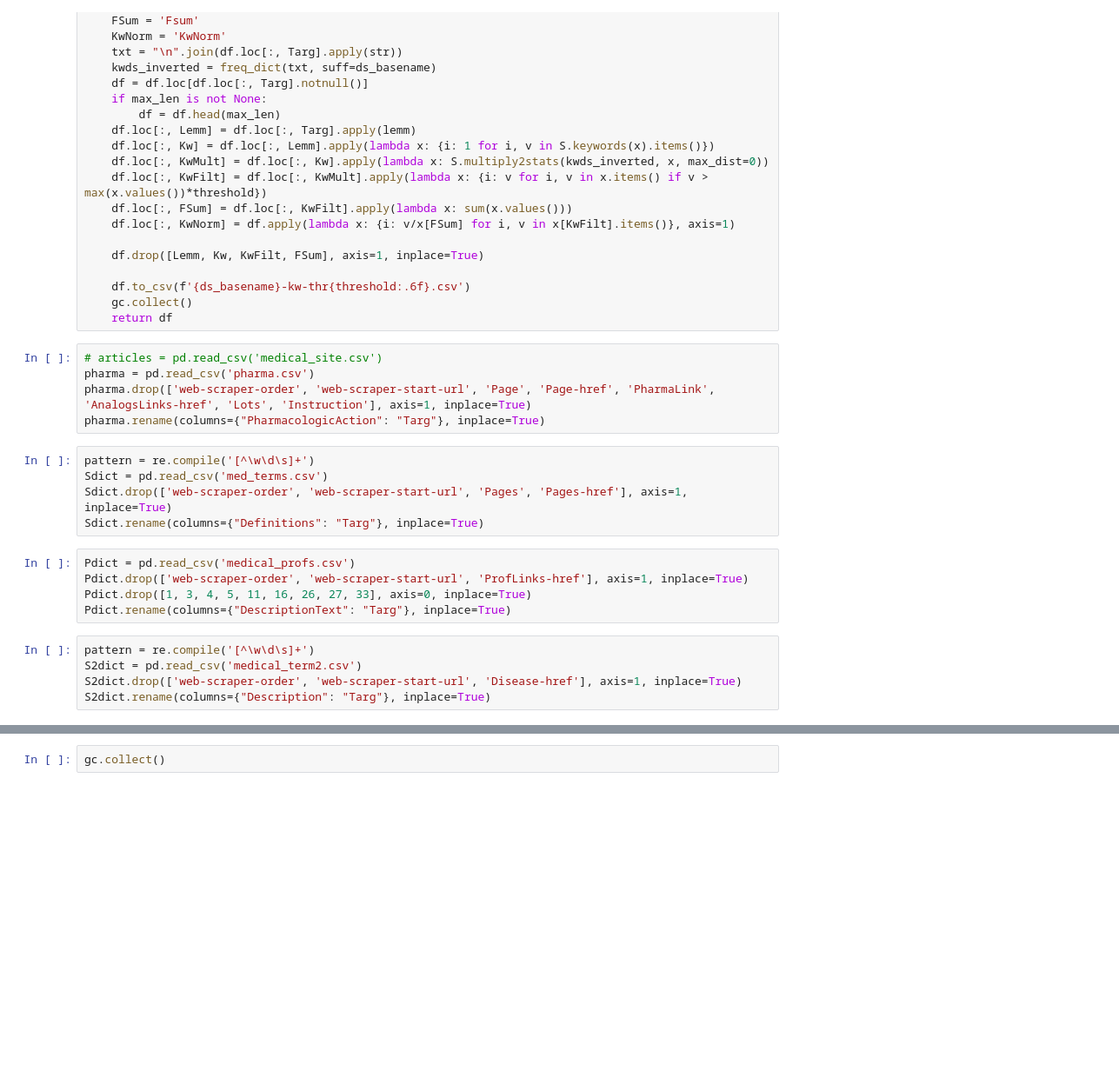
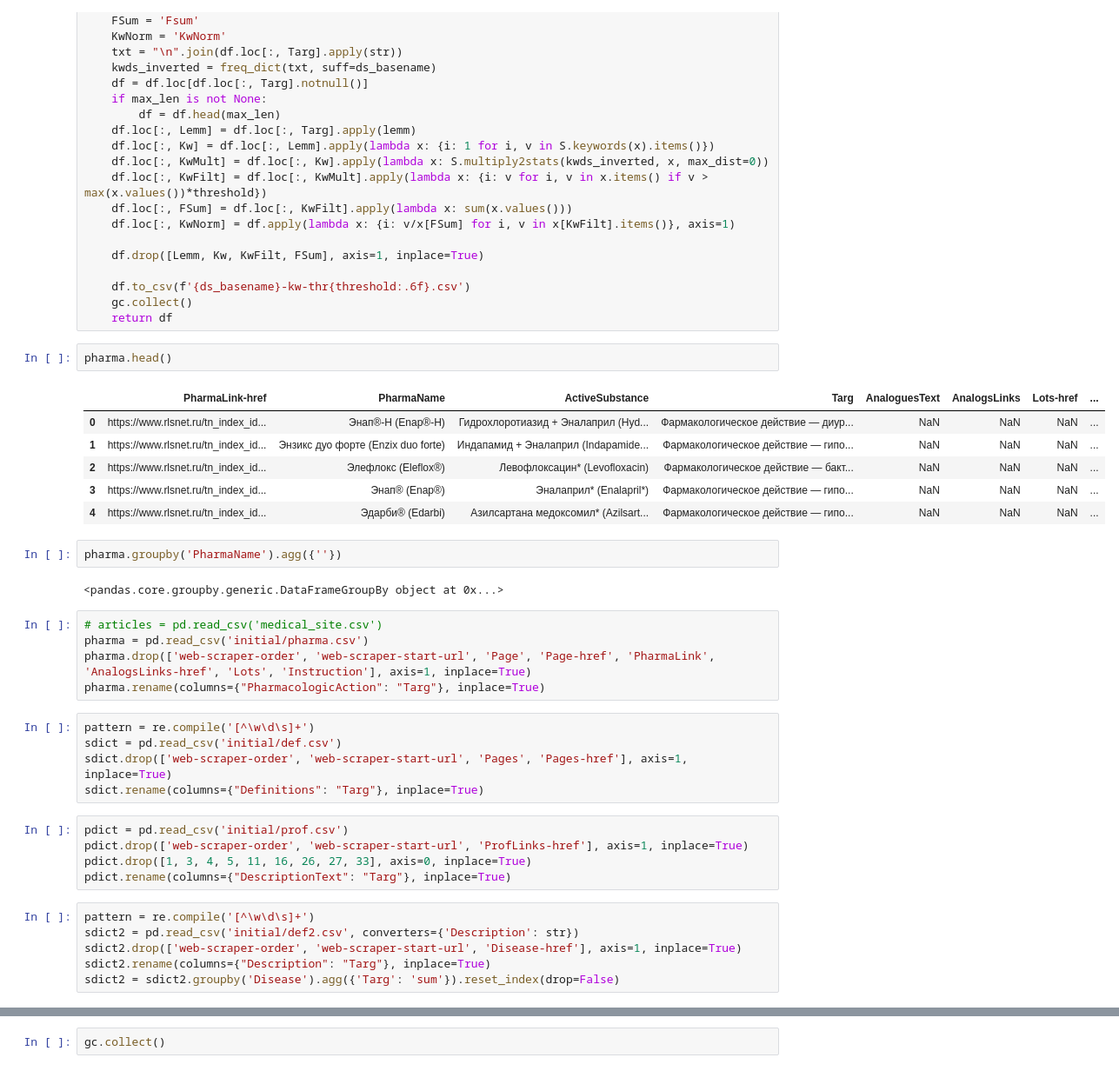
Before and after one commit to maksutovaynur/virushack, a Jupyter notebook: data/Scrapping.ipynb, the cells around one changed output, grey strips where cells are left out. Shown: that part at 87% size. Cells and saved outputs as stored; diff of their text form; blank space fills up the shorter version.

```diff
--- a/data/Scrapping.ipynb
+++ b/data/Scrapping.ipynb
@@ -57,23 +57,37 @@ def prepare_dataset(df, ds_basename, threshold=1e-2, max_len=None):
     df.to_csv(f'{ds_basename}-kw-thr{threshold:.6f}.csv')
     gc.collect()
     return df
+# %%
+pharma.head()
+# %% [output]
+|  | PharmaLink-href | PharmaName | ActiveSubstance | Targ | AnaloguesText | AnalogsLinks | Lots-href | ... |
+| 0 | https://www.rlsnet.ru/tn_index_id... | Энап®-Н (Enap®-H) | Гидрохлоротиазид + Эналаприл (Hyd... | Фармакологическое действие — диур... | NaN | NaN | NaN | ... |
+| 1 | https://www.rlsnet.ru/tn_index_id... | Энзикс дуо форте (Enzix duo forte) | Индапамид + Эналаприл (Indapamide... | Фармакологическое действие — гипо... | NaN | NaN | NaN | ... |
+| 2 | https://www.rlsnet.ru/tn_index_id... | Элефлокс (Eleflox®) | Левофлоксацин* (Levofloxacin) | Фармакологическое действие — бакт... | NaN | NaN | NaN | ... |
+| 3 | https://www.rlsnet.ru/tn_index_id... | Энап® (Enap®) | Эналаприл* (Enalapril*) | Фармакологическое действие — гипо... | NaN | NaN | NaN | ... |
+| 4 | https://www.rlsnet.ru/tn_index_id... | Эдарби® (Edarbi) | Азилсартана медоксомил* (Azilsart... | Фармакологическое действие — гипо... | NaN | NaN | NaN | ... |
+# %%
+pharma.groupby('PharmaName').agg({''})
+# %% [output]
+<pandas.core.groupby.generic.DataFrameGroupBy object at 0x...>
 # %%
 # articles = pd.read_csv('medical_site.csv')
-pharma = pd.read_csv('pharma.csv')
+pharma = pd.read_csv('initial/pharma.csv')
 pharma.drop(['web-scraper-order', 'web-scraper-start-url', 'Page', 'Page-href', 'PharmaLink', 'AnalogsLinks-href', 'Lots', 'Instruction'], axis=1, inplace=True)
 pharma.rename(columns={"PharmacologicAction": "Targ"}, inplace=True)
 # %%
 pattern = re.compile('[^\w\d\s]+')
-Sdict = pd.read_csv('med_terms.csv')
-Sdict.drop(['web-scraper-order', 'web-scraper-start-url', 'Pages', 'Pages-href'], axis=1, inplace=True)
-Sdict.rename(columns={"Definitions": "Targ"}, inplace=True)
+sdict = pd.read_csv('initial/def.csv')
+sdict.drop(['web-scraper-order', 'web-scraper-start-url', 'Pages', 'Pages-href'], axis=1, inplace=True)
+sdict.rename(columns={"Definitions": "Targ"}, inplace=True)
 # %%
-Pdict = pd.read_csv('medical_profs.csv')
-Pdict.drop(['web-scraper-order', 'web-scraper-start-url', 'ProfLinks-href'], axis=1, inplace=True)
-Pdict.drop([1, 3, 4, 5, 11, 16, 26, 27, 33], axis=0, inplace=True)
-Pdict.rename(columns={"DescriptionText": "Targ"}, inplace=True)
+pdict = pd.read_csv('initial/prof.csv')
+pdict.drop(['web-scraper-order', 'web-scraper-start-url', 'ProfLinks-href'], axis=1, inplace=True)
+pdict.drop([1, 3, 4, 5, 11, 16, 26, 27, 33], axis=0, inplace=True)
+pdict.rename(columns={"DescriptionText": "Targ"}, inplace=True)
 # %%
 pattern = re.compile('[^\w\d\s]+')
-S2dict = pd.read_csv('medical_term2.csv')
-S2dict.drop(['web-scraper-order', 'web-scraper-start-url', 'Disease-href'], axis=1, inplace=True)
-S2dict.rename(columns={"Description": "Targ"}, inplace=True)
+sdict2 = pd.read_csv('initial/def2.csv', converters={'Description': str})
+sdict2.drop(['web-scraper-order', 'web-scraper-start-url', 'Disease-href'], axis=1, inplace=True)
+sdict2.rename(columns={"Description": "Targ"}, inplace=True)
+sdict2 = sdict2.groupby('Disease').agg({'Targ': 'sum'}).reset_index(drop=False)
```
Also changed, not shown: parts of 4 cells of this notebook, 27 other files.
